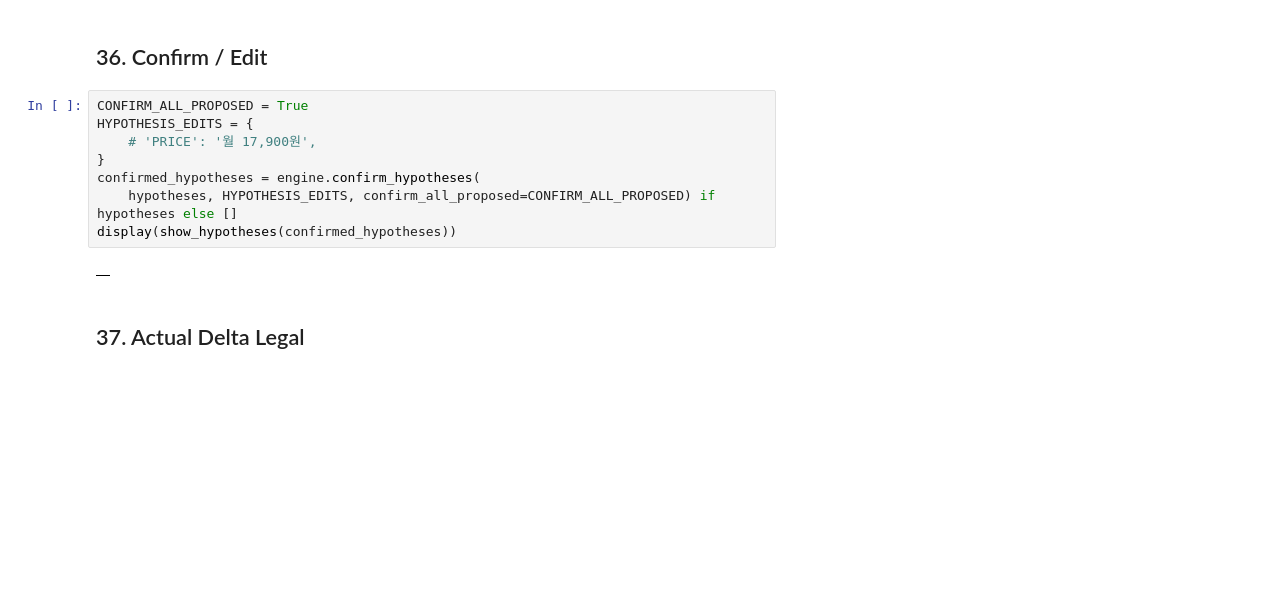
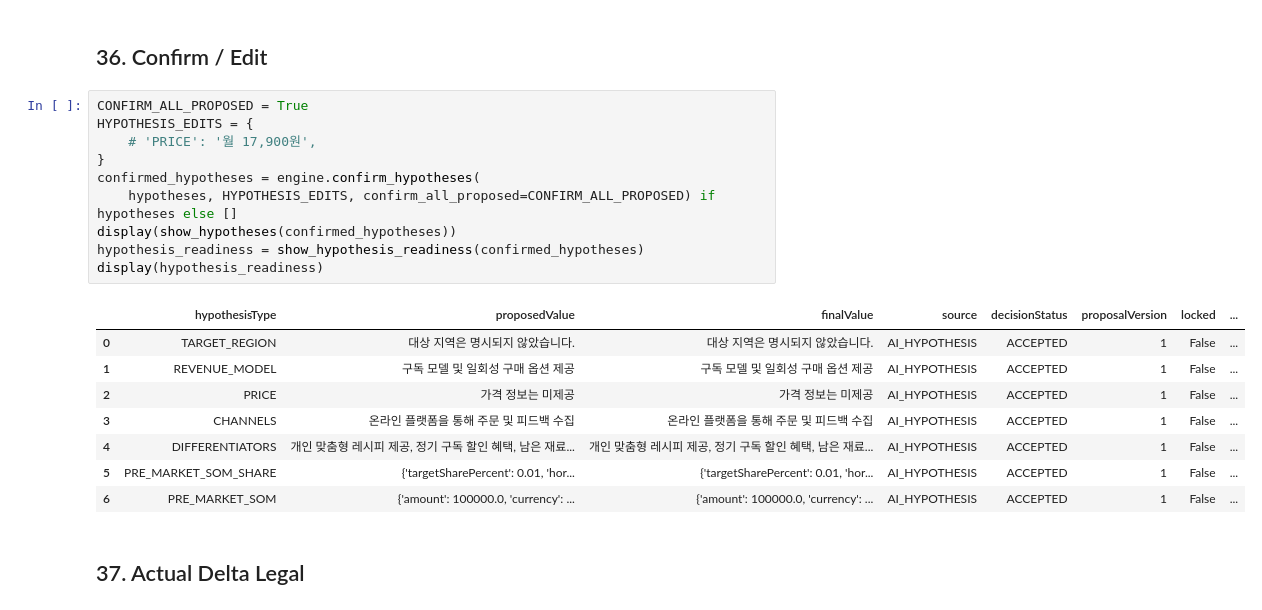
Before and after one commit to junwoooooooo/aivle_big_project, a Jupyter notebook: ai/notebooks/concept_portfolio_v2_lab.ipynb, the cells around one changed output. Drawn from its saved outputs; the diff is of its cells as text; blank space fills up the shorter version.

```diff
--- a/ai/notebooks/concept_portfolio_v2_lab.ipynb
+++ b/ai/notebooks/concept_portfolio_v2_lab.ipynb
@@ -509,13 +550,22 @@ display(show_hypotheses(hypotheses))
 # %%
 CONFIRM_ALL_PROPOSED = True
 HYPOTHESIS_EDITS = {
     # 'PRICE': '월 17,900원',
 }
 confirmed_hypotheses = engine.confirm_hypotheses(
     hypotheses, HYPOTHESIS_EDITS, confirm_all_proposed=CONFIRM_ALL_PROPOSED) if hypotheses else []
 display(show_hypotheses(confirmed_hypotheses))
+hypothesis_readiness = show_hypothesis_readiness(confirmed_hypotheses)
+display(hypothesis_readiness)
 # %% [output]
-|  |
+|  | hypothesisType | proposedValue | finalValue | source | decisionStatus | proposalVersion | locked | ... |
+| 0 | TARGET_REGION | 대상 지역은 명시되지 않았습니다. | 대상 지역은 명시되지 않았습니다. | AI_HYPOTHESIS | ACCEPTED | 1 | False | ... |
+| 1 | REVENUE_MODEL | 구독 모델 및 일회성 구매 옵션 제공 | 구독 모델 및 일회성 구매 옵션 제공 | AI_HYPOTHESIS | ACCEPTED | 1 | False | ... |
+| 2 | PRICE | 가격 정보는 미제공 | 가격 정보는 미제공 | AI_HYPOTHESIS | ACCEPTED | 1 | False | ... |
+| 3 | CHANNELS | 온라인 플랫폼을 통해 주문 및 피드백 수집 | 온라인 플랫폼을 통해 주문 및 피드백 수집 | AI_HYPOTHESIS | ACCEPTED | 1 | False | ... |
+| 4 | DIFFERENTIATORS | 개인 맞춤형 레시피 제공, 정기 구독 할인 혜택, 남은 재료... | 개인 맞춤형 레시피 제공, 정기 구독 할인 혜택, 남은 재료... | AI_HYPOTHESIS | ACCEPTED | 1 | False | ... |
+| 5 | PRE_MARKET_SOM_SHARE | {'targetSharePercent': 0.01, 'hor... | {'targetSharePercent': 0.01, 'hor... | AI_HYPOTHESIS | ACCEPTED | 1 | False | ... |
+| 6 | PRE_MARKET_SOM | {'amount': 100000.0, 'currency': ... | {'amount': 100000.0, 'currency': ... | AI_HYPOTHESIS | ACCEPTED | 1 | False | ... |
 # %% [markdown]
 ## 37. Actual Delta Legal
 # %%
```
Also changed, not shown: parts of 30 cells of this notebook, 33 other files.
